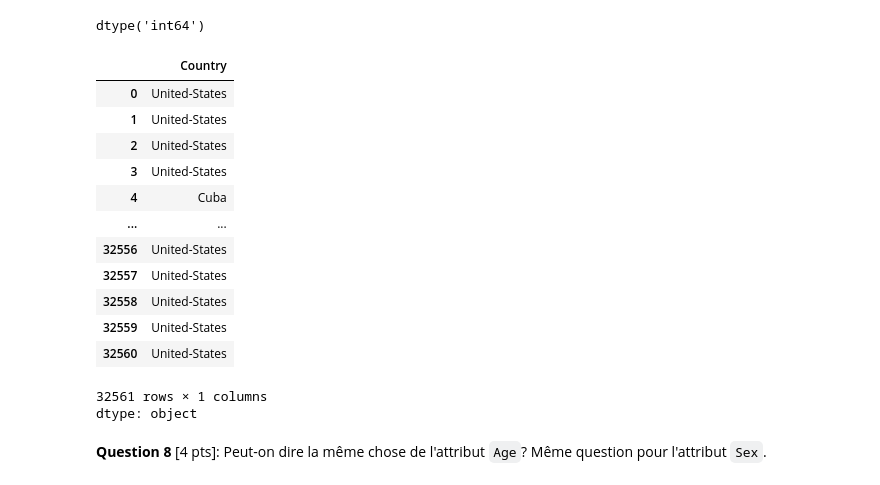
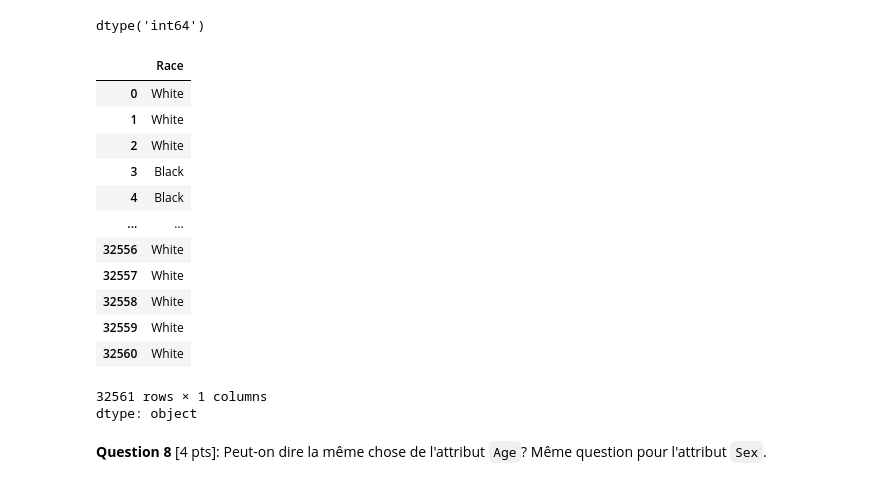
Before and after one commit to Sohdjeukeu/Labo_GTI_720, a Jupyter notebook: labo_1_01_G_Merlin.ipynb, the cells around one changed output. Saved outputs shown, nothing was run; the diff lists cells and outputs as text; code cells hidden in the pictures.

```diff
--- a/labo_1_01_G_Merlin.ipynb
+++ b/labo_1_01_G_Merlin.ipynb
@@ -236,36 +236,37 @@ dtype('int64')
 # %%
 # filtrons le jeu de données depersonnaliser uniquement sur le zip de Faith McCloughlin pour voir si nous le retrouvons
 
 # chargeons le jeu de données depersonnaliser
 JeuDonneeesDepersonnaliser = depersonaliser_adult()
 
 
   # définissons les critères de recherche, il sera basé uniquemnt sur le zip de Faith McCloughlin
 
 critere_reherche = {
         'Zip':41277
     }
 # Filtrer les enregistrements uniquement sur quasi-identifiants  Zip de Faith McCloughlin et verifions s'il retourne uniquement Faith McCloughlin
 
 Taille = JeuDonneeesDepersonnaliser.shape  # retourne le nombre de ligne et de colonne
 type(Taille)
 
 
 JeuDonneeesDepersonnaliser.dtypes # permet de connaitre le type de chaque colonne
 jeuDonneeesDepersonnaliser['Country']
+jeuDonneeesDepersonnaliser['Race']
 # %% [output]
-|  | Country |
-| 0 | United-States |
-| 1 | United-States |
-| 2 | United-States |
-| 3 | United-States |
-| 4 | Cuba |
+|  | Race |
+| 0 | White |
+| 1 | White |
+| 2 | White |
+| 3 | Black |
+| 4 | Black |
 | ... | ... |
-| 32556 | United-States |
-| 32557 | United-States |
-| 32558 | United-States |
-| 32559 | United-States |
-| 32560 | United-States |
+| 32556 | White |
+| 32557 | White |
+| 32558 | White |
+| 32559 | White |
+| 32560 | White |
 32561 rows × 1 columns
 dtype: object
 # %% [markdown]
```
